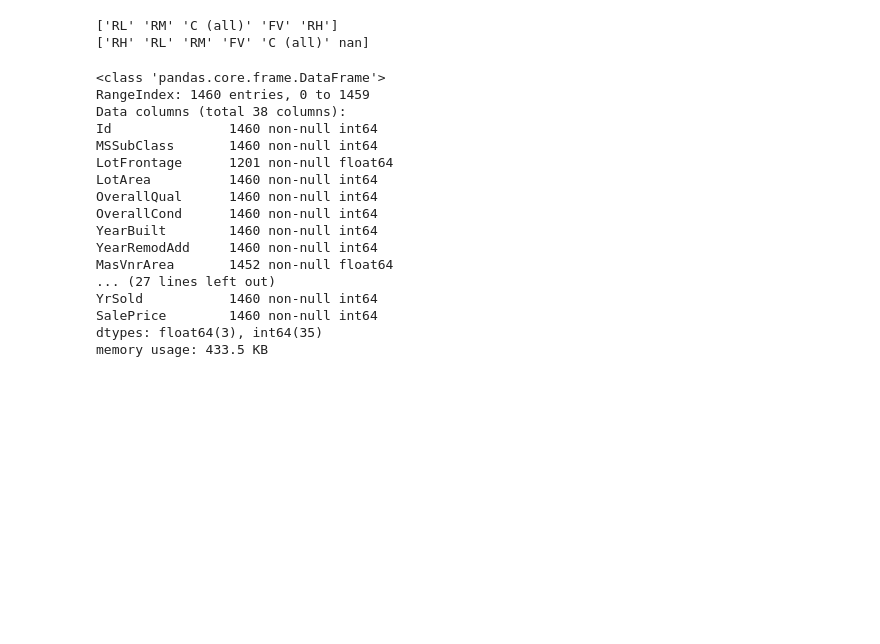
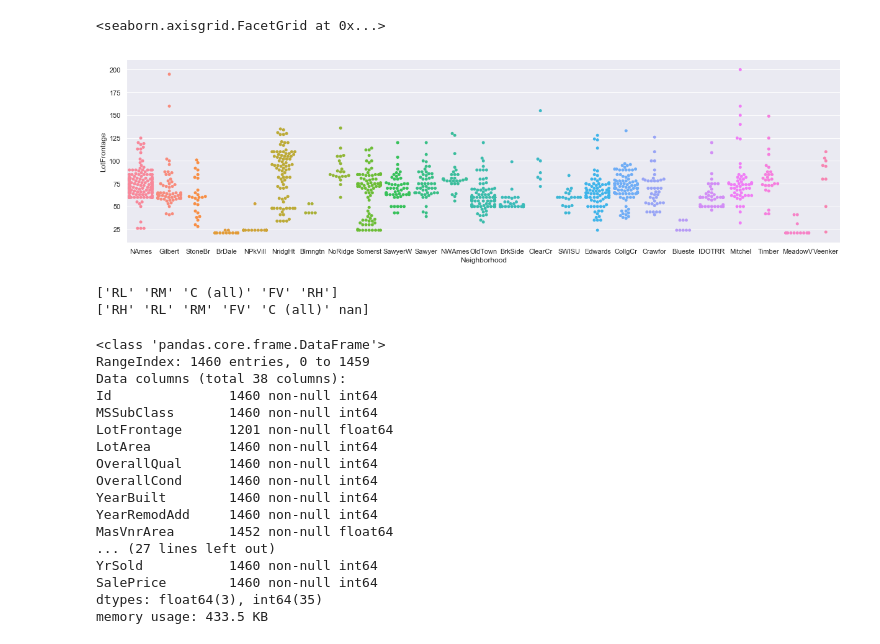
Before and after one commit to ePPilgrim/Python, a Jupyter notebook: ML/Kaggle/house_price/notebooks/preprocessing.ipynb, the cells around one changed output. Drawn from its saved outputs; the diff is of its cells as text; code cells hidden in the pictures; blank space fills up the shorter version.

```diff
--- a/ML/Kaggle/house_price/notebooks/preprocessing.ipynb
+++ b/ML/Kaggle/house_price/notebooks/preprocessing.ipynb
@@ -39,13 +76,17 @@ df.columns
 # %%
 
-#train_df.columns
-df = train_df[['Neighborhood','SalePrice', 'MSZoning']]
-sns.catplot(x = 'Neighborhood', y = 'SalePrice', hue = 'MSZoning',data = train_df,kind="swarm",aspect = 3.4)
+#train_df.columns 'LotFrontage', 'LotArea'
+df = test[['LotFrontage','Neighborhood']]
+lx = df['LotFrontage'] > 300
+sns.catplot(x = 'Neighborhood', y = 'LotFrontage',data = df,kind="swarm",aspect = 3.4)
 # scatter plot matrix
 #columns = ['GrLivArea','SalePrice']
 #pd.plotting.scatter_matrix(train_df[columns],figsize=(10,10))
 #plt.figure()
 #train_df[columns].corr()
+# %% [output]
+<seaborn.axisgrid.FacetGrid at 0x...>
+[figure, added]
 # %%
 print(train_df['MSZoning'].unique())
 print(test_df['MSZoning'].unique())
```
Also changed, not shown: parts of 6 cells of this notebook.
